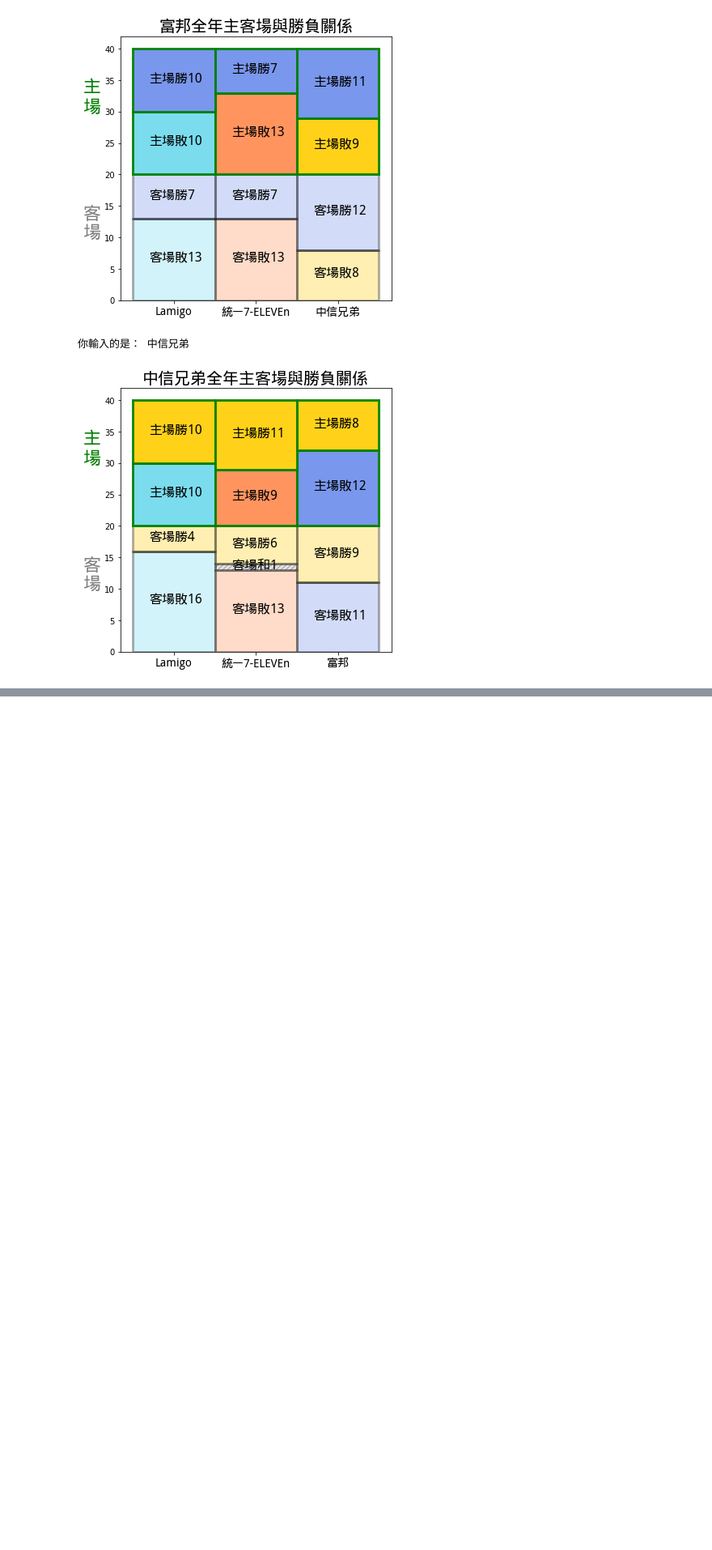
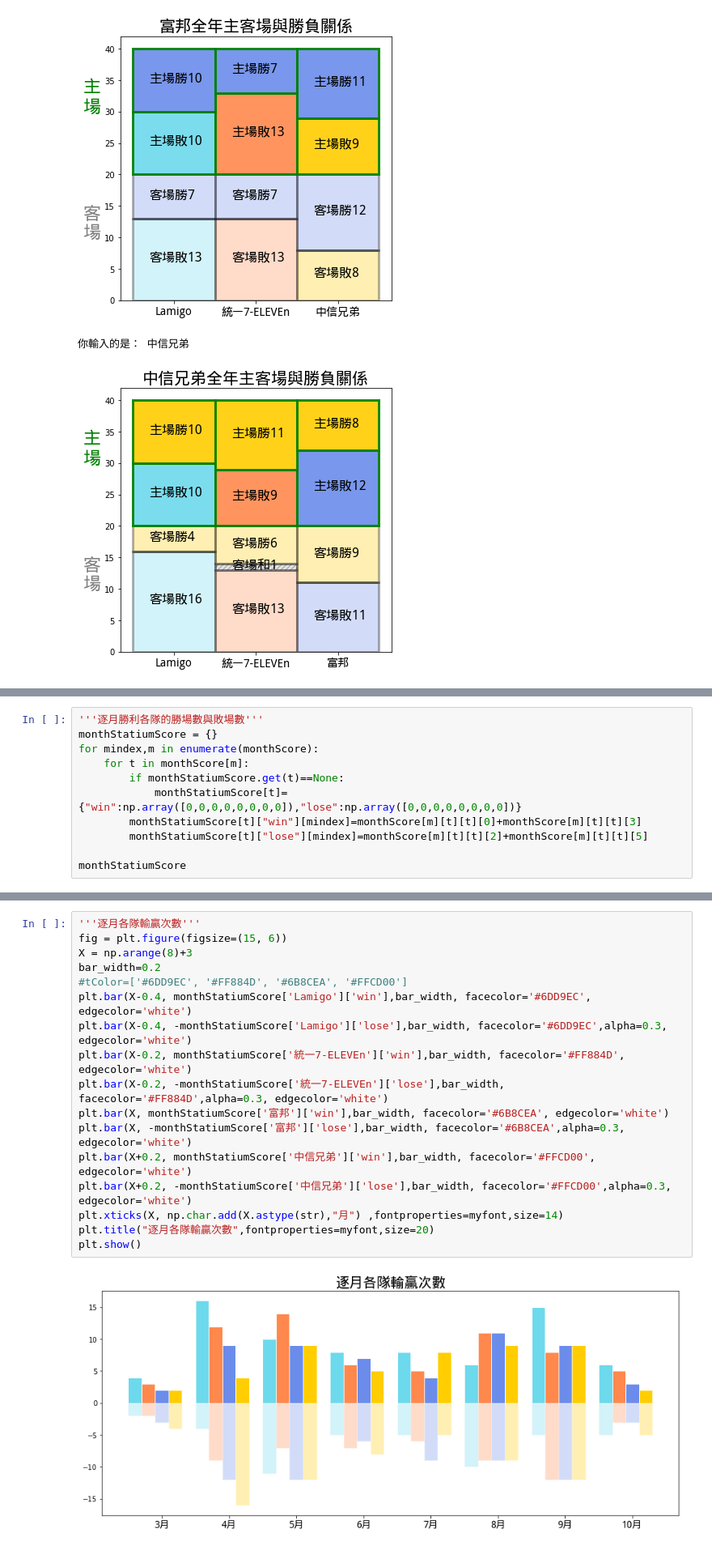
Before and after one commit to U10316043/dataclassSample, a Jupyter notebook: 2018中職球隊分析.ipynb, the cells around one changed output, grey strips where cells are left out. Shown: that part at 81% size. Saved outputs shown, nothing was run; the diff lists cells and outputs as text; blank space fills up the shorter version.

```diff
--- a/2018中職球隊分析.ipynb
+++ b/2018中職球隊分析.ipynb
@@ -300,0 +299,11 @@ monthScore
+# %%
+'''逐月勝利各隊的勝場數與敗場數'''
+monthStatiumScore = {}
+for mindex,m in enumerate(monthScore):
+    for t in monthScore[m]:
+        if monthStatiumScore.get(t)==None:
+            monthStatiumScore[t]={"win":np.array([0,0,0,0,0,0,0,0]),"lose":np.array([0,0,0,0,0,0,0,0])}
+        monthStatiumScore[t]["win"][mindex]=monthScore[m][t][t][0]+monthScore[m][t][t][3]
+        monthStatiumScore[t]["lose"][mindex]=monthScore[m][t][t][2]+monthScore[m][t][t][5]
+
+monthStatiumScore
@@ -300,0 +319,19 @@ monthScore
+# %%
+'''逐月各隊輸贏次數'''
+fig = plt.figure(figsize=(15, 6))
+X = np.arange(8)+3
+bar_width=0.2
+#tColor=['#6DD9EC', '#FF884D', '#6B8CEA', '#FFCD00']
+plt.bar(X-0.4, monthStatiumScore['Lamigo']['win'],bar_width, facecolor='#6DD9EC', edgecolor='white')
+plt.bar(X-0.4, -monthStatiumScore['Lamigo']['lose'],bar_width, facecolor='#6DD9EC',alpha=0.3, edgecolor='white')
+plt.bar(X-0.2, monthStatiumScore['統一7-ELEVEn']['win'],bar_width, facecolor='#FF884D', edgecolor='white')
+plt.bar(X-0.2, -monthStatiumScore['統一7-ELEVEn']['lose'],bar_width, facecolor='#FF884D',alpha=0.3, edgecolor='white')
+plt.bar(X, monthStatiumScore['富邦']['win'],bar_width, facecolor='#6B8CEA', edgecolor='white')
+plt.bar(X, -monthStatiumScore['富邦']['lose'],bar_width, facecolor='#6B8CEA',alpha=0.3, edgecolor='white')
+plt.bar(X+0.2, monthStatiumScore['中信兄弟']['win'],bar_width, facecolor='#FFCD00', edgecolor='white')
+plt.bar(X+0.2, -monthStatiumScore['中信兄弟']['lose'],bar_width, facecolor='#FFCD00',alpha=0.3, edgecolor='white')
+plt.xticks(X, np.char.add(X.astype(str),"月") ,fontproperties=myfont,size=14)
+plt.title("逐月各隊輸贏次數",fontproperties=myfont,size=20)
+plt.show()
+# %% [output]
+[figure, added]
```
Also changed, not shown: parts of 8 cells of this notebook.
